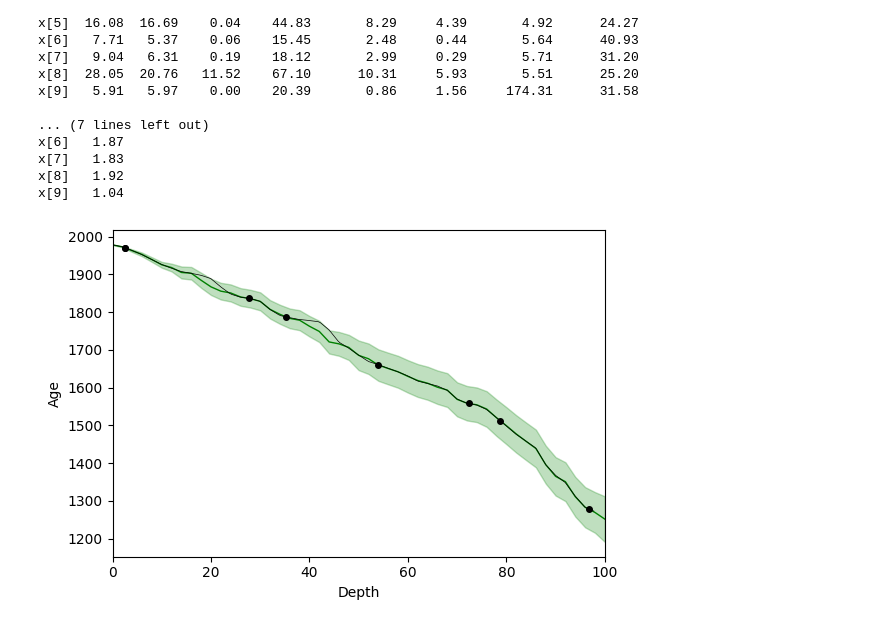
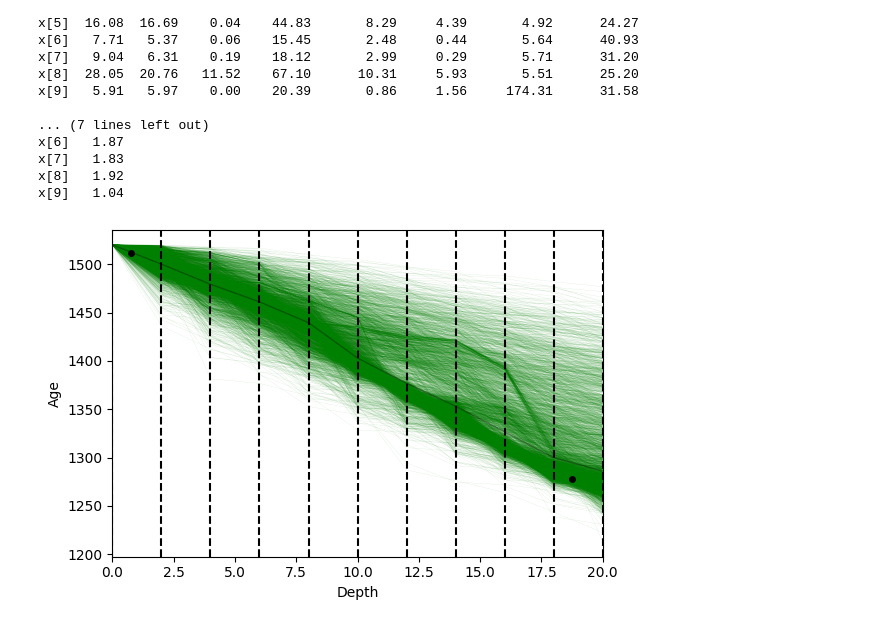
Before and after one commit to hannakjellson/Sampling-for-age-depth-modelling, a Jupyter notebook: python/src/age_depth_models/NS/plot.ipynb, the cells around one changed output. Saved outputs shown, nothing was run; the diff lists cells and outputs as text; code cells hidden in the pictures.

Commit message:
Resample when plotting instead.

```diff
--- a/python/src/age_depth_models/NS/plot.ipynb
+++ b/python/src/age_depth_models/NS/plot.ipynb
@@ -86,8 +86,8 @@ for i in range(len(data["d18O_depths"])):
 
 plt.figure()
 plt.plot(data["d18O_reference_times"], data["d18O_reference"])
-for i in range(len(samples[0, :])):
-    d18O_ages = expected_ages(config["N"], config["delta_c"], config["cs"], data["theta"], len(data["d18O_depths"]), data["d18O_depths"], samples[:, 0], indices)
+for i in range(len(samples)):
+    d18O_ages = expected_ages(config["N"], config["delta_c"], config["cs"], data["theta"], len(data["d18O_depths"]), data["d18O_depths"], samples[i, :], indices)
     plt.plot(d18O_ages, data["d18O"], '*', color = 'green')
 
 plt.plot(data["true_ages_D18O"], data["d18O"], '*', color = "k")
@@ -96,0 +97,14 @@ plt.show()
+# %%
+indices = []
+for i in range(len(data["d18O_depths"])):
+    index = get_index(config["N"], config["cs"], data["d18O_depths"], i)
+    indices.append(index)
+
+plt.figure()
+plt.plot(data["d18O_reference_times"], data["d18O_reference"])
+for i in range(len(posterior_samples)):
+    d18O_ages = expected_ages(config["N"], config["delta_c"], config["cs"], data["theta"], len(data["d18O_depths"]), data["d18O_depths"], posterior_samples[i, :], indices)
+    plt.plot(d18O_ages, data["d18O"], '*', color = 'green')
+
+plt.plot(data["true_ages_D18O"], data["d18O"], '*', color = "k")
+plt.show()
@@ -118,47 +134,34 @@ x[7]   1.83
 x[8]   1.92
 x[9]   1.04
 # %%
-cumulative_sums = np.cumsum(samples) * config["delta_c"]
-zeros = np.zeros((1))
-age_offsets = np.concatenate((zeros, cumulative_sums))
-
-offset_stds = np.sqrt(np.cumsum((4*np.array(stds))**2)) * config["delta_c"]
-offset_stds = np.concatenate(([0.0], offset_stds))
+cumulative_sums = np.cumsum(samples[:,:], axis=1) * config["delta_c"]
+zeros = np.zeros((samples[:,:].shape[0], 1))
+age_offsets = np.concatenate((zeros, cumulative_sums), axis=1)
 
 model_ages = data["theta"] - age_offsets
-upper = model_ages + offset_stds
-lower = model_ages - offset_stds
 
-# mean_model_age = model_ages.mean(axis=(0, 1))
+mean_model_age = model_ages.mean(axis=(0))
 
 # Age depth trace plot
 fig, ax = plt.subplots(figsize=(6, 4))
-ax.plot(
-    config["cs"],
-    model_ages,
-    color='green',
-    # alpha=0.3,
-    linewidth=1,
-)
-
-ax.fill_between(
-    config["cs"],
-    lower,
-    upper,
-    color="green",
-    alpha=0.25,
-    label="±1σ"
-)
-# for i, c in enumerate(config["cs"]):
-#     ax.axvline(x=c, color='k', linestyle='--')
+num_samples = len(samples[:,0])
+for j in range(num_samples):
+    ax.plot(
+        config["cs"],
+        model_ages[j, :],
+        color='green',
+        alpha=0.3,
+        linewidth=0.1,
+    )
+for i, c in enumerate(config["cs"]):
+    ax.axvline(x=c, color='k', linestyle='--')
 
 ax.set_xlim(0, np.max(config["cs"]))
-# plt.plot(config["cs"], mean_model_age, color="black", alpha=0.3, linewidth=1)
+plt.plot(config["cs"], mean_model_age, color="black", alpha=0.3, linewidth=1)
 plt.plot(data["c14_depths"], np.squeeze(data["c14_ages"]), "ko", markersize=4)
-plt.plot(data["d18O_depths"], data["true_ages_D18O"], color = 'k', linewidth=0.5)
 plt.xlabel("Depth")
 plt.ylabel("Age")
 plt.tight_layout()
 plt.show()
 # %% [output]
-[figure, old version]
+[figure, new version]
```
Also changed, not shown: parts of 9 cells of this notebook, 1 other file.
